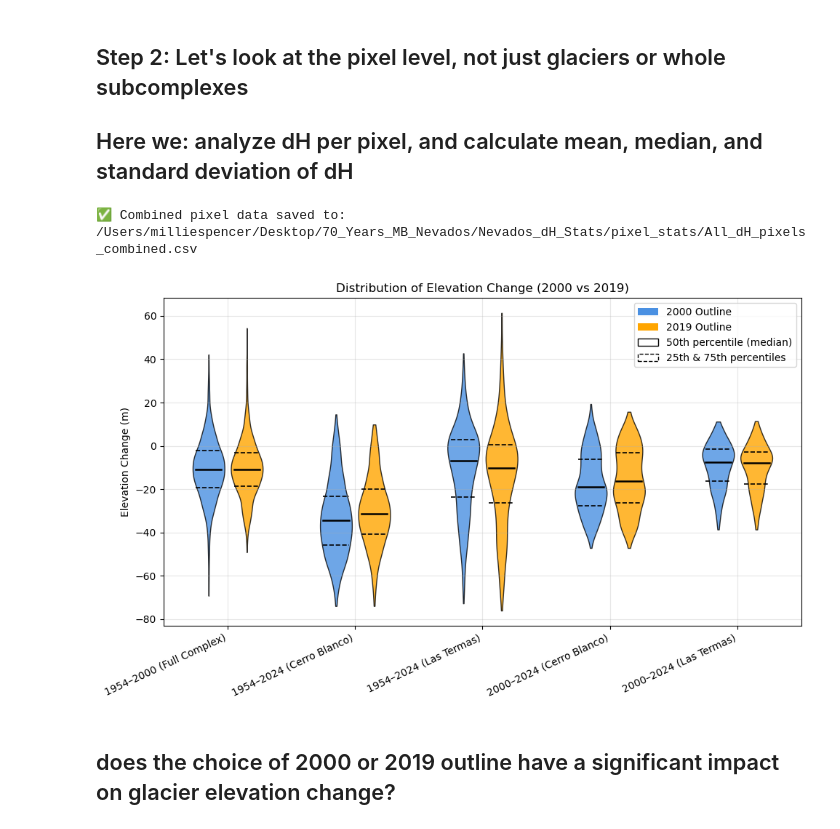
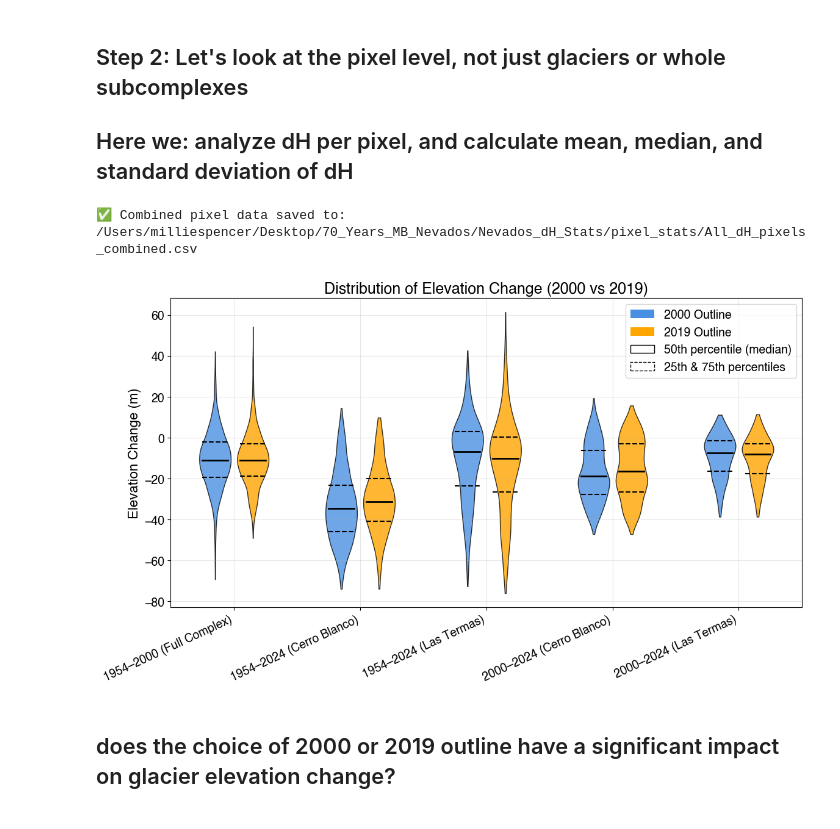
Before and after one commit to millie-spencer/Glacier-DEM-coregistration-and-MB, a Jupyter notebook: 05_MB_geospatial_analysis.ipynb, the cells around one changed output. Saved outputs shown, nothing was run; the diff lists cells and outputs as text; code cells hidden in the pictures.

Commit message:
Update analyses in three notebooks with new plots and data

```diff
--- a/05_MB_geospatial_analysis.ipynb
+++ b/05_MB_geospatial_analysis.ipynb
@@ -138,6 +138,27 @@ if __name__ == "__main__":
 ## Step 2: Let's look at the pixel level, not just glaciers or whole subcomplexes
 ## Here we: analyze dH per pixel, and calculate mean, median, and standard deviation of dH
 # %%
+import os
+import numpy as np
+import pandas as pd
+import geopandas as gpd
+import rasterio
+from rasterio.mask import mask
+from shapely.geometry import mapping
+import matplotlib.pyplot as plt
+from matplotlib.patches import Patch
+
+# ------------------------------------------
+# Set Helvetica font globally and larger, bold
+# ------------------------------------------
+plt.rcParams.update({
+    "font.family": "sans-serif",
+    "font.sans-serif": "Helvetica",
+    "font.size": 14,              # increase default font size
+    "axes.labelweight": "bold",   # make axis labels bold
+    "axes.titleweight": "bold"    # make titles bold
+})
+
 # ------------------------------------------
 # Glacier outlines
 # ------------------------------------------
@@ -178,7 +199,6 @@ raster_paths = {
 # Function: Extract valid elevation change pixels
 # ------------------------------------------
 def extract_valid_pixels(raster_path, glacier_polygon):
-    """Extract valid elevation change values from raster within a polygon."""
     if glacier_polygon is None:
         return np.array([])
 
@@ -229,7 +249,6 @@ for comp_name, comp_rasters in raster_paths.items():
                 "dH": val
             })
 
-# Convert to DataFrame
 df = pd.DataFrame(records)
 csv_path = os.path.join(output_dir, "All_dH_pixels_combined.csv")
 df.to_csv(csv_path, index=False)
@@ -238,9 +257,8 @@ print(f"✅ Combined pixel data saved to: {csv_path}")
 # ------------------------------------------
 # Plot violin plots (blue = 2000, orange = 2019)
 # ------------------------------------------
-plt.figure(figsize=(10, 6))
+plt.figure(figsize=(12, 7))  # wider and taller
 
-# Explicit order and custom labels
 ordered_comparisons = ["SRTMminusIGM", "CBminusIGM", "LTminusIGM", "CBminusSRTM", "LTminusSRTM"]
 custom_labels = [
     "1954–2000 (Full Complex)",
@@ -250,60 +268,60 @@ custom_labels = [
     "2000–2024 (Las Termas)"
 ]
 
-color_2000 = "#4A90E2"  # blue
-color_2019 = "#FFA500"  # orange
+color_2000 = "#4A90E2"
+color_2019 = "#FFA500"
 
 for i, comp in enumerate(ordered_comparisons, 1):
     subset = df[df["Comparison"] == comp]
     data_2000 = subset[subset["YearOutline"] == "2000"]["dH"].dropna()
     data_2019 = subset[subset["YearOutline"] == "2019"]["dH"].dropna()
 
-    # Create two violins for each comparison (blue/orange)
     for data, color, offset in [(data_2000, color_2000, -0.15), (data_2019, color_2019, 0.15)]:
         if data.empty:
             continue
-
         parts = plt.violinplot(
             [data],
             positions=[i + offset],
             widths=0.25,
             showmeans=False,
             showextrema=False
         )
-
         for body in parts['bodies']:
             body.set_facecolor(color)
             body.set_edgecolor("black")
             body.set_alpha(0.8)
 
-        # Add percentiles (25th, 50th, 75th)
         q25, q50, q75 = np.percentile(data, [25, 50, 75])
         for y in [q25, q75]:
             plt.plot([i + offset - 0.1, i + offset + 0.1], [y, y],
-                     linestyle='--', color='k', linewidth=1.2)
+                     linestyle='--', color='k', linewidth=1.5)
         plt.plot([i + offset - 0.1, i + offset + 0.1], [q50, q50],
-                 linestyle='-', color='k', linewidth=1.8)
+                 linestyle='-', color='k', linewidth=2.0)
 
 # Final plot formatting
-plt.xticks(range(1, len(ordered_comparisons) + 1), custom_labels, rotation=25, ha='right')
-plt.ylabel("Elevation Change (m)")
-plt.title("Distribution of Elevation Change (2000 vs 2019)")
+plt.xticks(range(1, len(ordered_comparisons) + 1), custom_labels, rotation=25, ha='right', fontsize=14, fontweight='bold')
+plt.ylabel("Elevation Change (m)", fontsize=16, fontweight='bold')
+plt.title("Distribution of Elevation Change (2000 vs 2019)", fontsize=18, fontweight="bold")
 plt.grid(alpha=0.3)
 
 # Legend
 legend_elements = [
     Patch(facecolor=color_2000, label='2000 Outline'),
     Patch(facecolor=color_2019, label='2019 Outline'),
     Patch(facecolor='none', edgecolor='black', linestyle='-', label='50th percentile (median)'),
     Patch(facecolor='none', edgecolor='black', linestyle='--', label='25th & 75th percentiles')
 ]
-plt.legend(handles=legend_elements, loc="upper right", frameon=True)
+plt.legend(handles=legend_elements, loc="upper right", frameon=True, fontsize=14)
 
 plt.tight_layout()
+
+# Export high-resolution PNG
+plt.savefig(os.path.join(output_dir, "fig04violin_dH_2000_vs_2019.png"), dpi=900, bbox_inches='tight')
+
 plt.show()
 # %% [output]
 ✅ Combined pixel data saved to: /Users/milliespencer/Desktop/70_Years_MB_Nevados/Nevados_dH_Stats/pixel_stats/All_dH_pixels_combined.csv
-[figure, old version]
+[figure, new version]
 # %% [markdown]
 ## does the choice of 2000 or 2019 outline have a significant impact on glacier elevation change?
 # %%
```
Also changed, not shown: parts of 5 cells of this notebook, 2 other files.
